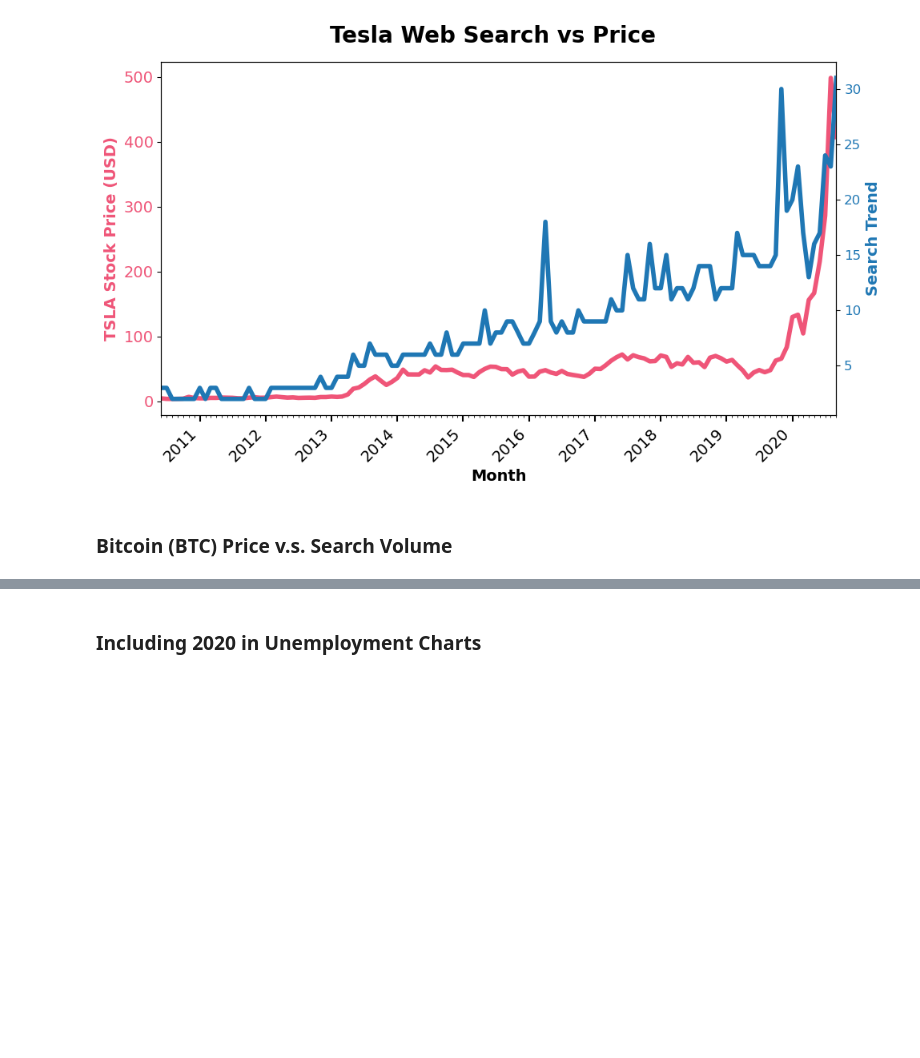
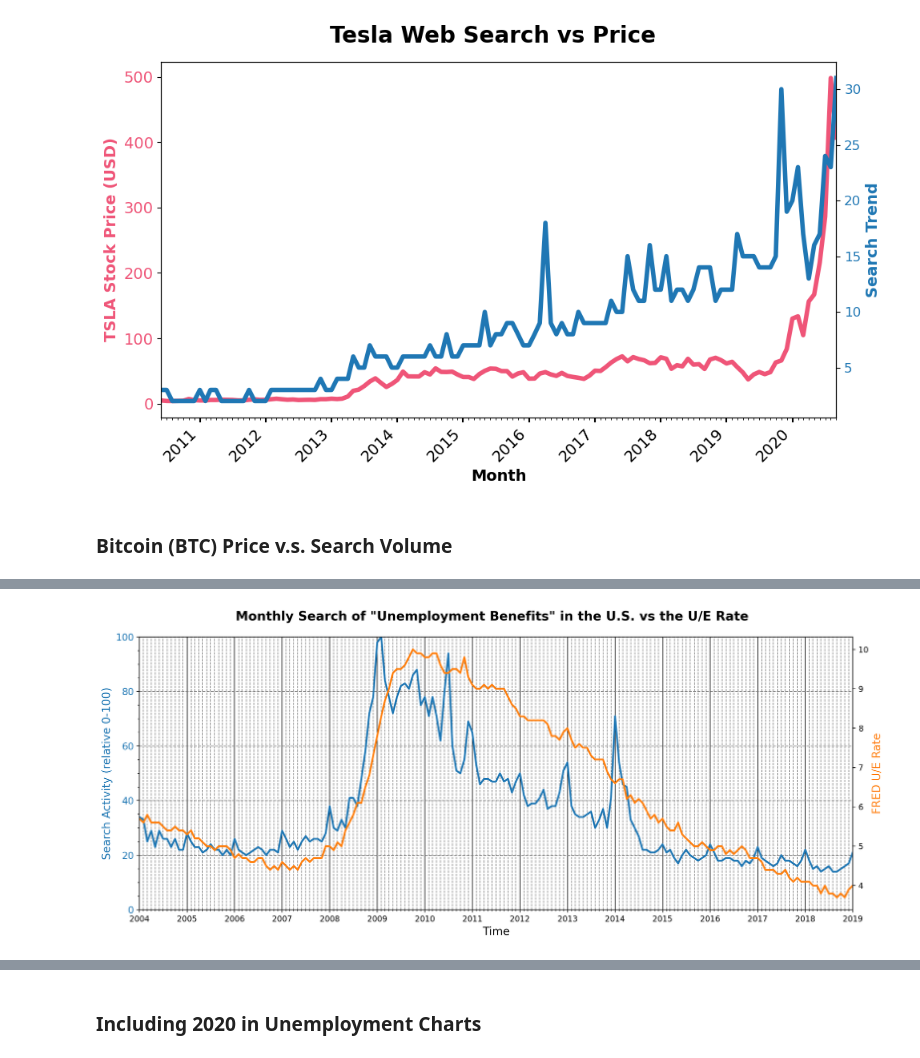
Before and after one commit to elsandb/data_science, a Jupyter notebook: Day74_time_series (google_trends_dataset)/Google_trends_Data_visualization.ipynb, the cells around one changed output, grey strips where cells are left out. Saved outputs shown, nothing was run; the diff lists cells and outputs as text; code cells hidden in the pictures; blank space fills up the shorter version.

```diff
--- a/Day74_time_series (google_trends_dataset)/Google_trends_Data_visualization.ipynb
+++ b/Day74_time_series (google_trends_dataset)/Google_trends_Data_visualization.ipynb
@@ -523,0 +623,47 @@ plt.show()
+# %%
+# from matplotlib.ticker import MultipleLocator, AutoMinorLocator
+
+# df_unemployment.UE_BENEFITS_WEB_SEARCH containes the search trend value
+# for "Unemployment Benefits" in the United States (i.e., the Google Trends
+# Search Parameters that were used to generate the data was "Unemployment
+# Benefits", United States and Web Search).
+
+fig, ax1 = plt.subplots(figsize=(14, 6), dpi=200)
+fig.suptitle('Monthly Search of "Unemployment Benefits" in the U.S. vs the U/E Rate', size=16, weight='bold')
+
+# Benefits Web Search
+search_color='tab:blue'
+ax1.plot(df_unemployment.MONTH, df_unemployment.UE_BENEFITS_WEB_SEARCH,
+         label='Unemployement Benefits Search',
+         linewidth=2.3,
+         color=search_color)
+ax1.set_xlim(df_unemployment.MONTH.min(), df_unemployment.MONTH.max())
+ax1.set_ylim(0, 100)
+ax1.set_xlabel('Time', size=14)
+ax1.set_ylabel('Search Activity (relative 0-100)', size=14, color=search_color)
+ax1.tick_params(axis='y', labelsize=12, labelcolor=search_color)
+
+ax1.xaxis.set_major_locator(year_locator)
+ax1.xaxis.set_major_formatter(year_format)
+ax1.xaxis.set_minor_locator(month_locator)
+
+ax1.yaxis.set_minor_locator(MultipleLocator(5))
+
+ax1.grid(axis='x', which='minor', linestyle='dashed', color='grey', linewidth=0.8)
+ax1.grid(axis='x', which='major', linestyle='-', color='black', linewidth=0.8)
+ax1.grid(axis='y', which='major', linestyle='dashed', color='grey', linewidth=1)
+
+
+# Actual Unemployment Rate
+ue_rate_color = 'C1'
+ax2 = ax1.twinx()
+ax2.plot(df_unemployment.MONTH, df_unemployment.UNRATE, color=ue_rate_color, linewidth=2.3)
+ax2.set_ylabel('FRED U/E Rate', size=14, color=ue_rate_color)
+
+# text = 'Some string.'
+# fig.text(x=0.1, y=-0.05, s=text, fontfamily={'sans-serif'}, size=14)
+
+fig.tight_layout()
+plt.show()
+# %% [output]
+[figure, added]
```
Also changed, not shown: parts of 31 cells of this notebook, 4 other files.
